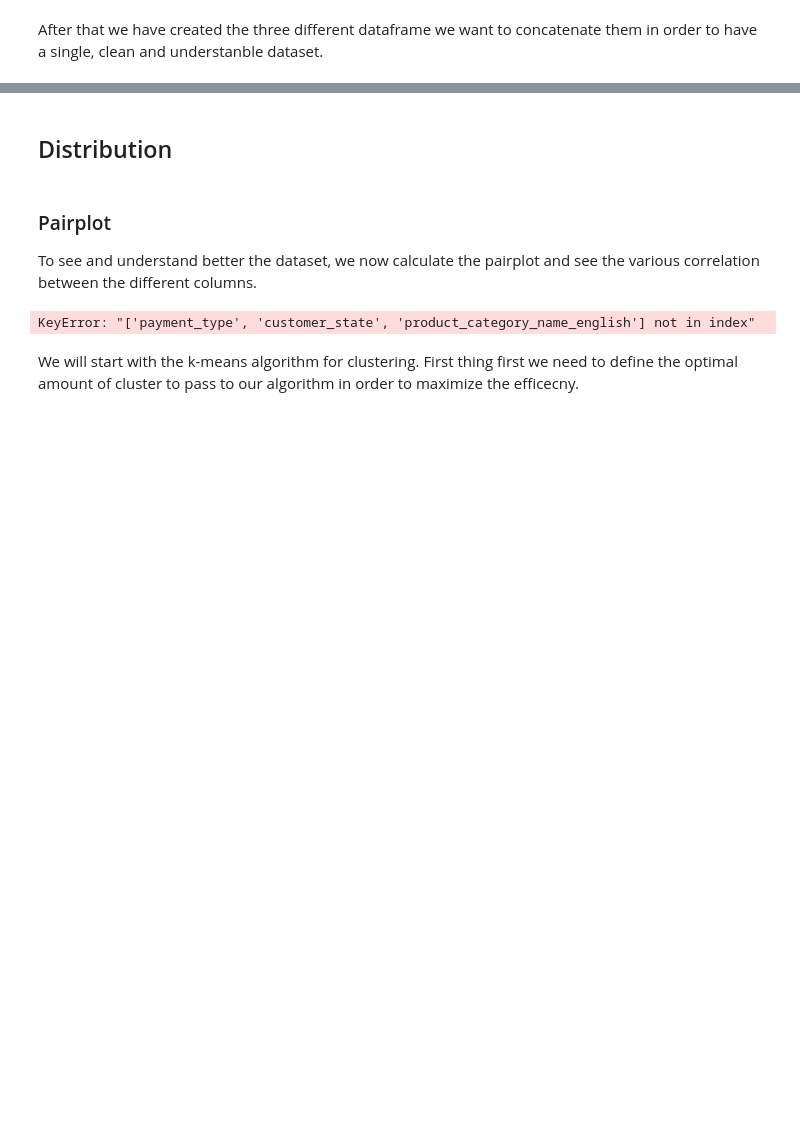
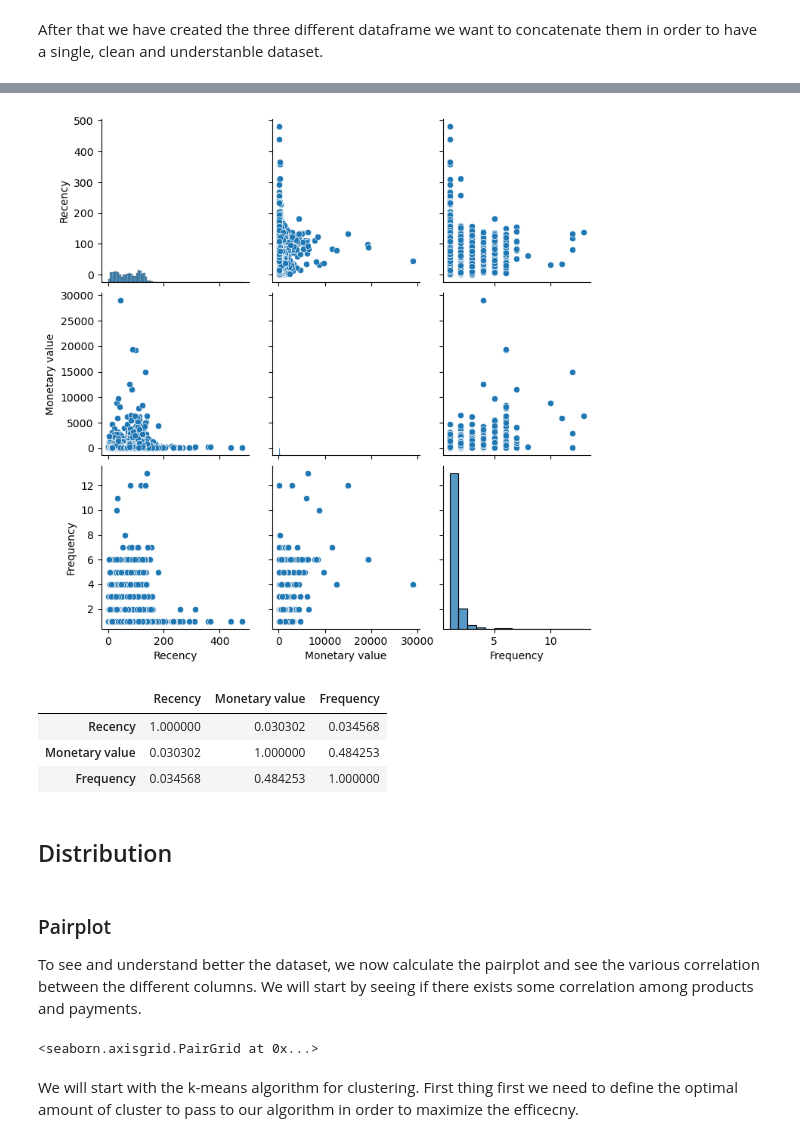
Before and after one commit to Matcar02/AI-ML-Customer-segmentation, a Jupyter notebook: ProjectAI.ipynb, the cells around one changed output, grey strips where cells are left out. Cells and saved outputs as stored; diff of their text form; code cells hidden in the pictures; blank space fills up the shorter version.

```diff
--- a/ProjectAI.ipynb
+++ b/ProjectAI.ipynb
@@ -152,17 +161,30 @@ rfm_dataset.head()
 | 2 | 0015bc9fd2d5395446143e8b215d7c75 | 2018-06-11 19:48:34 | 78 | 132.19 | 1 |
 | 3 | 0018c09f333634ca9c80d9ff46e43e9c | 2018-07-01 18:07:57 | 58 | 56.87 | 1 |
 | 4 | 001df1ee5c36767aa607001ab1a13a06 | 2018-08-05 23:14:45 | 23 | 42.86 | 1 |
+# %%
+columns = list(rfm_dataset.columns)
+pair2 = sns.pairplot(rfm_dataset[columns])
+# %% [output]
+[figure, added]
+# %%
+rfm_dataset.describe()
+rfm_dataset.corr()
+# %% [output]
+|  | Recency | Monetary value | Frequency |
+| Recency | 1.000000 | 0.030302 | 0.034568 |
+| Monetary value | 0.030302 | 1.000000 | 0.484253 |
+| Frequency | 0.034568 | 0.484253 | 1.000000 |
 # %% [markdown]
 ## Distribution
 # %% [markdown]
 ### Pairplot
 
-To see and understand better the dataset, we now calculate the pairplot and see the various correlation between the different columns.
+To see and understand better the dataset, we now calculate the pairplot and see the various correlation between the different columns. We will start by seeing if there exists some correlation among products and payments.
 # %%
 columns=["payment_type","payment_installments","payment_value","customer_state","product_category_name_english"]
-sns.pairplot(encoded_df[columns])
+sns.pairplot(df[columns])
 # %% [output]
-KeyError: "['payment_type', 'customer_state', 'product_category_name_english'] not in index"
+<seaborn.axisgrid.PairGrid at 0x...>
 # %% [markdown]
 We will start with the k-means algorithm for clustering. First thing first we need to define the optimal amount of cluster to pass to our algorithm in order to maximize the efficecny.
 # %%
```
Also changed, not shown: parts of 27 cells of this notebook.
